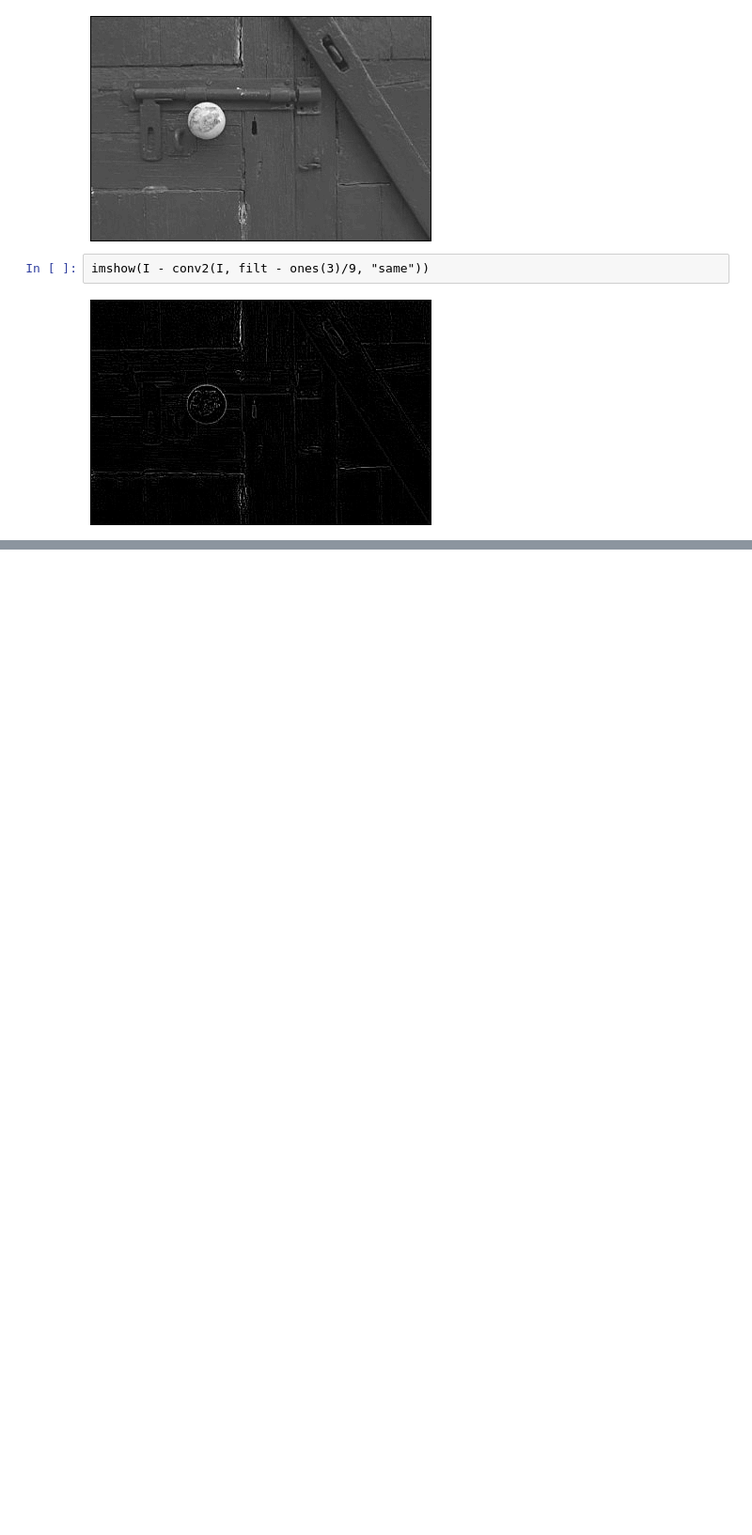
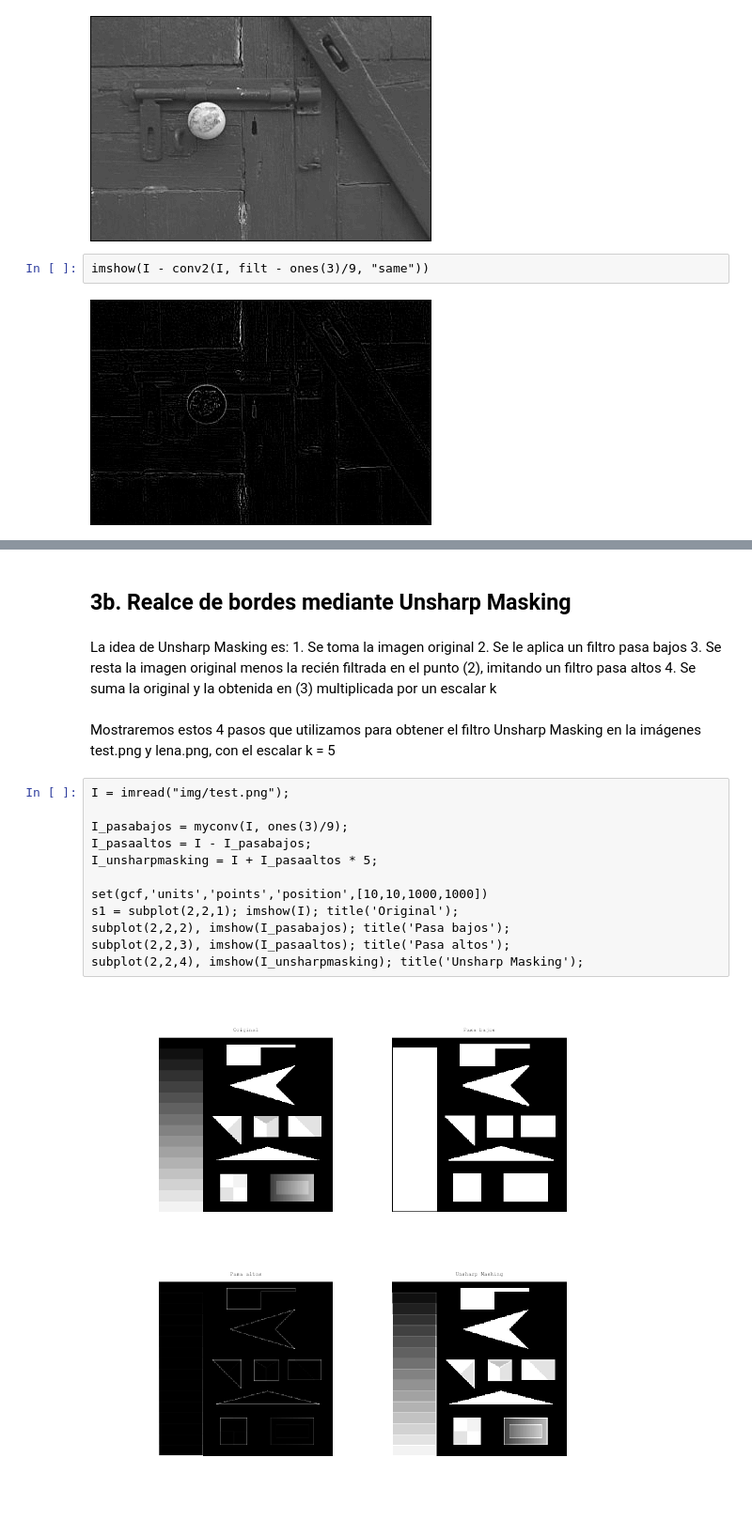
Before and after one commit to munshkr/vc-2018-2c, a Jupyter notebook: practicas/P3_Ruidos_y_filtros.ipynb, the cells around one changed output, grey strips where cells are left out. Shown at 94% size. Drawn from its saved outputs; the diff is of its cells as text; blank space fills up the shorter version.

```diff
--- a/practicas/P3_Ruidos_y_filtros.ipynb
+++ b/practicas/P3_Ruidos_y_filtros.ipynb
@@ -100,0 +152,24 @@ imshow(I - conv2(I, filt - ones(3)/9, "same"))
+# %% [markdown]
+## 3b. Realce de bordes mediante Unsharp Masking
+# %% [markdown]
+La idea de Unsharp Masking es:
+    1. Se toma la imagen original
+    2. Se le aplica un filtro pasa bajos
+    3. Se resta la imagen original menos la recién filtrada en el punto (2), imitando un filtro pasa altos
+    4. Se suma la original y la obtenida en (3) multiplicada por un escalar k
+# %% [markdown]
+Mostraremos estos 4 pasos que utilizamos para obtener el filtro Unsharp Masking en la imágenes test.png y lena.png, con el escalar k = 5
+# %%
+I = imread("img/test.png");
+
+I_pasabajos = myconv(I, ones(3)/9);
+I_pasaaltos = I - I_pasabajos;
+I_unsharpmasking = I + I_pasaaltos * 5;
+
+set(gcf,'units','points','position',[10,10,1000,1000])
+s1 = subplot(2,2,1); imshow(I); title('Original');
+subplot(2,2,2), imshow(I_pasabajos); title('Pasa bajos');
+subplot(2,2,3), imshow(I_pasaaltos); title('Pasa altos');
+subplot(2,2,4), imshow(I_unsharpmasking); title('Unsharp Masking');
+# %% [output]
+[figure, added]
```
Also changed, not shown: parts of 14 cells of this notebook, 2 other files.
